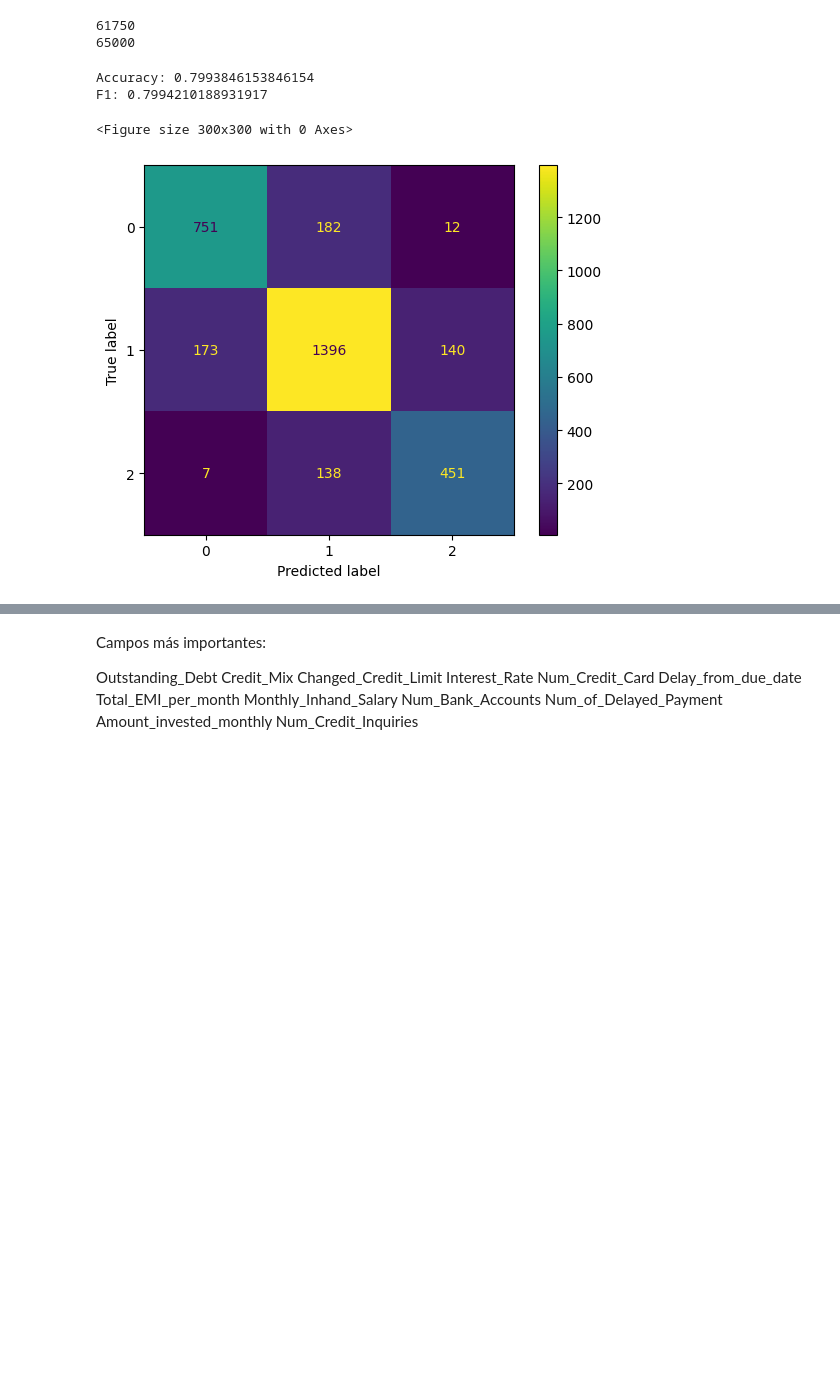
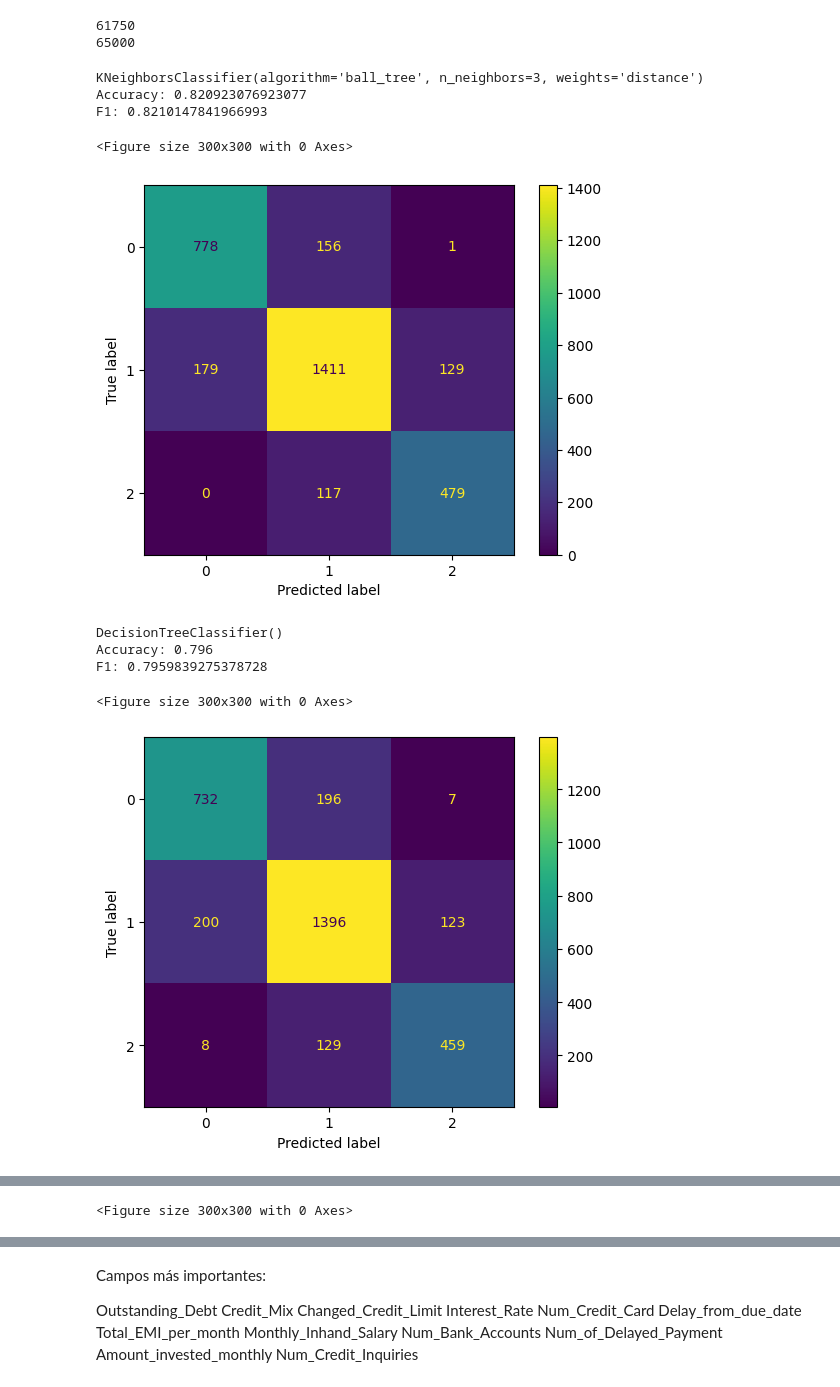
Before and after one commit to Sergio3d/CD-Core, a Jupyter notebook: tema 4/practica4_actualizada.ipynb, the cells around one changed output, grey strips where cells are left out. Cells and saved outputs as stored; diff of their text form; code cells hidden in the pictures; blank space fills up the shorter version.

```diff
--- a/tema 4/practica4_actualizada.ipynb
+++ b/tema 4/practica4_actualizada.ipynb
@@ -379,15 +379,26 @@ y_train = X[:n_fit]['Credit_Score']
 # %% [output]
 61750
 65000
-# %%
-from sklearn.tree import DecisionTreeClassifier
-
-arbol = DecisionTreeClassifier()
-arbol = arbol.fit(X_train,y_train)
-data_pred = arbol.predict(X_test)
-evalua(y_test, data_pred)
-# %% [output]
-Accuracy: 0.7993846153846154
-F1: 0.7994210188931917
-<Figure size 300x300 with 0 Axes>
-[figure, removed]
+# %%
+from sklearn.tree import DecisionTreeClassifier
+from sklearn.neighbors import KNeighborsClassifier
+from xgboost import XGBClassifier
+
+# 'algorithm': 'ball_tree', 'leaf_size': 20, 'n_neighbors': 5, 'weights': 'distance'}
+classi = [KNeighborsClassifier(n_neighbors=3, leaf_size=30, algorithm='ball_tree', weights='distance'), DecisionTreeClassifier(), XGBClassifier()]
+
+for clas in classi:
+    print(clas)
+    data_pred = clas.fit(X_train,y_train).predict(X_test)
+    evalua(y_test, data_pred)
+# %% [output]
+KNeighborsClassifier(algorithm='ball_tree', n_neighbors=3, weights='distance')
+Accuracy: 0.820923076923077
+F1: 0.8210147841966993
+<Figure size 300x300 with 0 Axes>
+[figure, added]
+DecisionTreeClassifier()
+Accuracy: 0.796
+F1: 0.7959839275378728
+<Figure size 300x300 with 0 Axes>
+[figure, added]
@@ -393,0 +418 @@ F1: 0.7994210188931917
+<Figure size 300x300 with 0 Axes>
```
Also changed, not shown: parts of 12 cells of this notebook.
